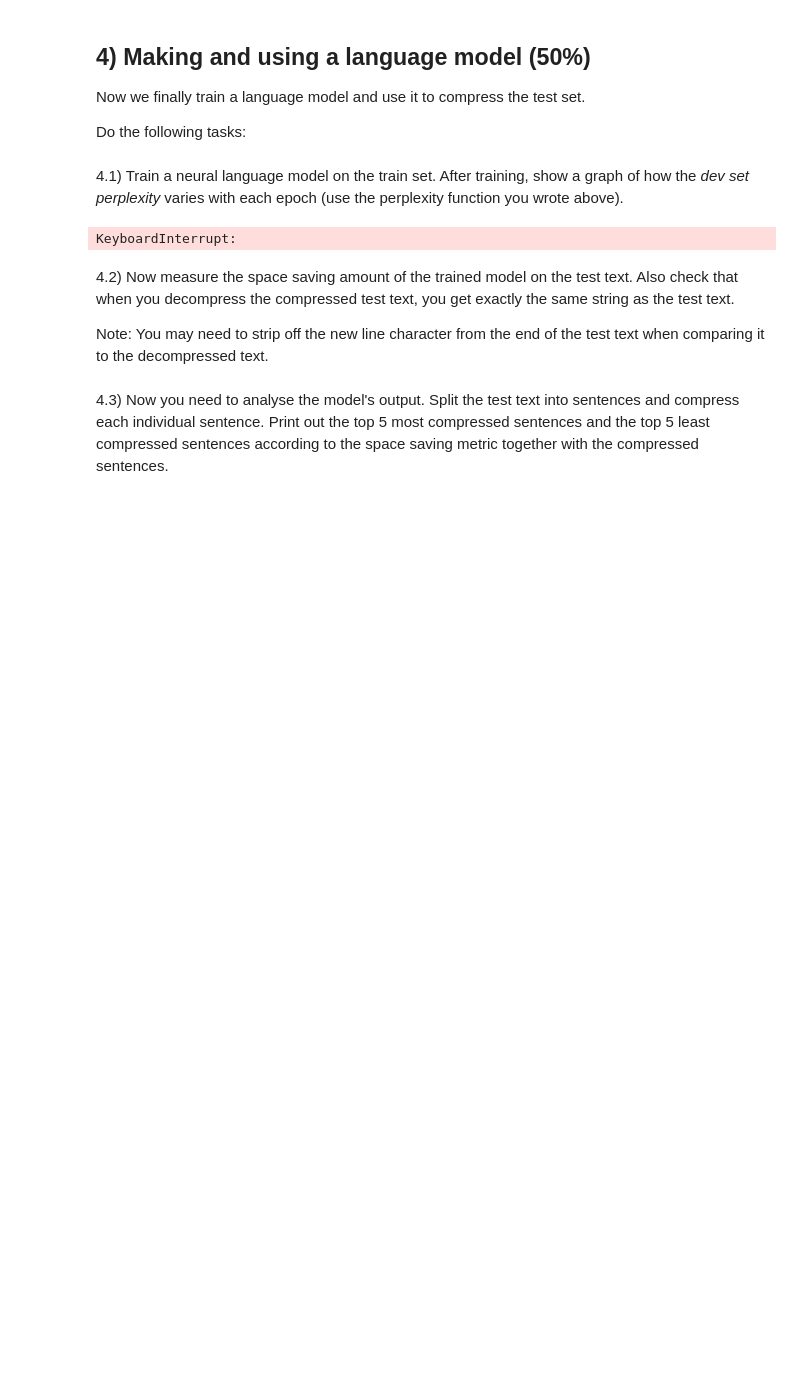
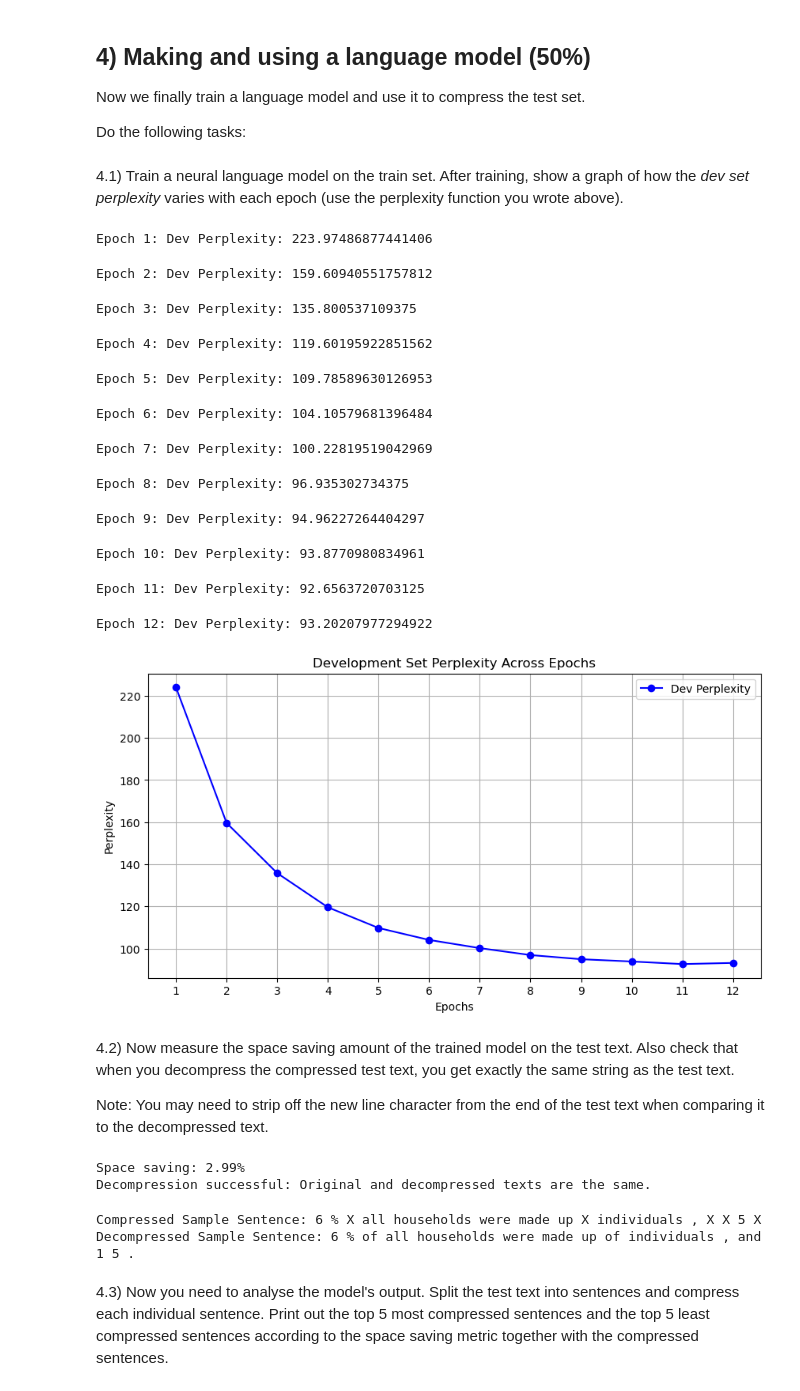
Before and after one commit to markdingli18/Deep_NLP_LLT3511_Assignment, a Jupyter notebook: text_compression-20230925/try_please_work.ipynb, the cells around one changed output. Saved outputs shown, nothing was run; the diff lists cells and outputs as text; code cells hidden in the pictures; blank space fills up the shorter version.

```diff
--- a/text_compression-20230925/try_please_work.ipynb
+++ b/text_compression-20230925/try_please_work.ipynb
@@ -585,10 +585,10 @@ class LanguageModel(nn.Module):
         return x
 
 # Slightly adjusted hyperparameters for more complexity
-embedding_dim = 300  # Increased from 256
-hidden_dim = 600     # Increased from 512
+embedding_dim = 512  # Increased from 256
+hidden_dim = 512     # Increased from 512
 learning_rate = 0.0005  # Decreased for finer updates
-batch_size = 128  # Increased for potentially faster training
+batch_size = 64  # Increased for potentially faster training
 num_layers = 3  # One additional layer
 dropout_prob = 0.6  # Increased dropout for more regularization
 
@@ -602,15 +602,13 @@ dropout_prob = 0.6  # Increased dropout for more regularization
 
 # Instantiate the model with the hyperparameters
 model = LanguageModel(vocab_size, embedding_dim, hidden_dim, num_layers, dropout_prob)
-device = torch.device('cuda' if torch.cuda.is_available() else 'cpu')
-model.to(device)
 
 # Define loss function and optimizer
 criterion = nn.CrossEntropyLoss(ignore_index=vocab_dict['<PAD>'])
 optimizer = optim.Adam(model.parameters(), lr=learning_rate)
 
 # Training loop with early stopping
-num_epochs = 20
+num_epochs = 12
 train_losses = []
 dev_perplexities = []
 min_delta = 0.01
@@ -643,41 +641,56 @@ for epoch in range(num_epochs):
     train_losses.append(epoch_loss / len(train_loader))
     dev_perplexity = calculate_perplexity(model, dev_loader, vocab_dict['<PAD>'], vocab_dict['<EDGE>'])
     dev_perplexities.append(dev_perplexity)
     print(f"Epoch {epoch + 1}: Dev Perplexity: {dev_perplexity}")
 
     # Early stopping check
     if dev_perplexity < best_perplexity - min_delta:
         best_perplexity = dev_perplexity
         best_model = deepcopy(model.state_dict())
         wait = 0
     else:
         wait += 1
         if wait >= patience:
             print(f"Stopping early at epoch {epoch + 1}")
             break
 
 # Load the best model if early stopping was triggered
 if best_model is not None:
     model.load_state_dict(best_model)
 
 # Plotting the perplexity for the development set only
 plt.figure(figsize=(10, 5))
 plt.plot(range(1, len(dev_perplexities) + 1), dev_perplexities, label='Dev Perplexity', color='blue', marker='o')
 plt.xlabel('Epochs')
 plt.ylabel('Perplexity')
 plt.title('Development Set Perplexity Across Epochs')
 plt.legend()
 plt.grid(True)
-plt.xticks(range(1, len(dev_perplexities) + 1))  # Ensure x-axis ticks match the number of epochs
+plt.xticks(range(1, len(dev_perplexities) + 1))
 plt.show()
 # %% [output]
-KeyboardInterrupt:
+Epoch 1: Dev Perplexity: 223.97486877441406
+Epoch 2: Dev Perplexity: 159.60940551757812
+Epoch 3: Dev Perplexity: 135.800537109375
+Epoch 4: Dev Perplexity: 119.60195922851562
+Epoch 5: Dev Perplexity: 109.78589630126953
+Epoch 6: Dev Perplexity: 104.10579681396484
+Epoch 7: Dev Perplexity: 100.22819519042969
+Epoch 8: Dev Perplexity: 96.935302734375
+Epoch 9: Dev Perplexity: 94.96227264404297
+Epoch 10: Dev Perplexity: 93.8770980834961
+Epoch 11: Dev Perplexity: 92.6563720703125
+Epoch 12: Dev Perplexity: 93.20207977294922
+[figure, added]
 # %% [markdown]
 4.2) Now measure the space saving amount of the trained model on the test text.
 Also check that when you decompress the compressed test text, you get exactly the same string as the test text.
 
 Note: You may need to strip off the new line character from the end of the test text when comparing it to the decompressed text.
 # %%
+# Set the model to evaluation mode
+model.eval()
+
 # Compress the test text
 compressed_test_text = compress_text(test_set_string, model, vocab_dict, index_to_token)
 
@@ -693,6 +706,9 @@ if test_set_string.strip() == decompressed_test_text.strip():
     print("Decompression successful: Original and decompressed texts are the same.")
 else:
     print("Decompression mismatch: There is a difference between the original and decompressed texts.")
+# %% [output]
+Space saving: 2.99%
+Decompression successful: Original and decompressed texts are the same.
 # %%
 # Define a sample sentence to compress and decompress
 sample_sentence = "6 % of all households were made up of individuals , and 1 5 ."
@@ -704,6 +720,9 @@ print(f"Compressed Sample Sentence: {compressed_sample}")
 # Decompress the compressed sample sentence
 decompressed_sample = decompress_text(compressed_sample, model, vocab_dict, index_to_token)
 print(f"Decompressed Sample Sentence: {decompressed_sample}")
+# %% [output]
+Compressed Sample Sentence: 6 % X all households were made up X individuals , X X 5 X
+Decompressed Sample Sentence: 6 % of all households were made up of individuals , and 1 5 .
 # %% [markdown]
 4.3) Now you need to analyse the model's output.
 Split the test text into sentences and compress each individual sentence.
```
Also changed, not shown: parts of 2 cells of this notebook.
